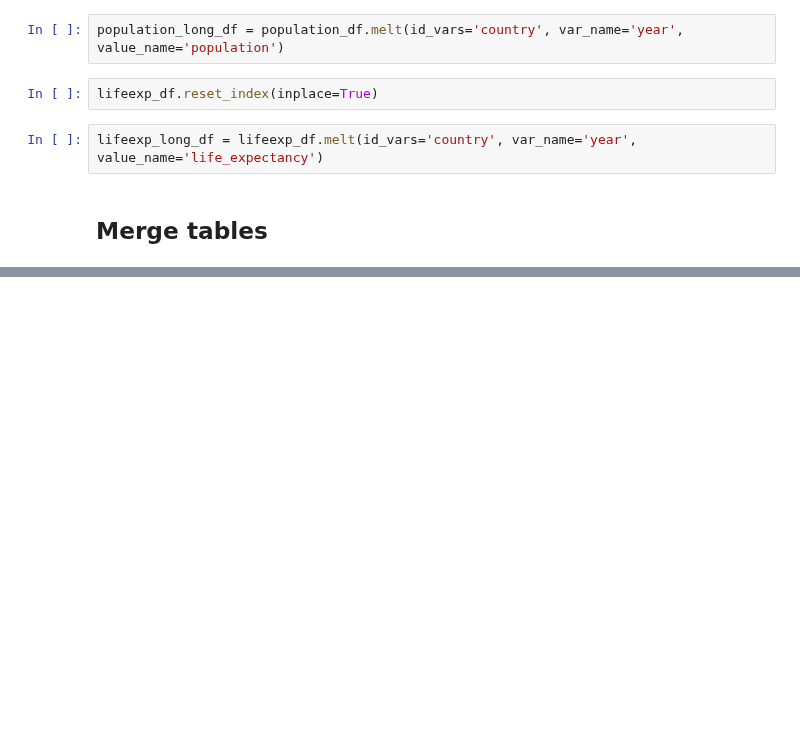
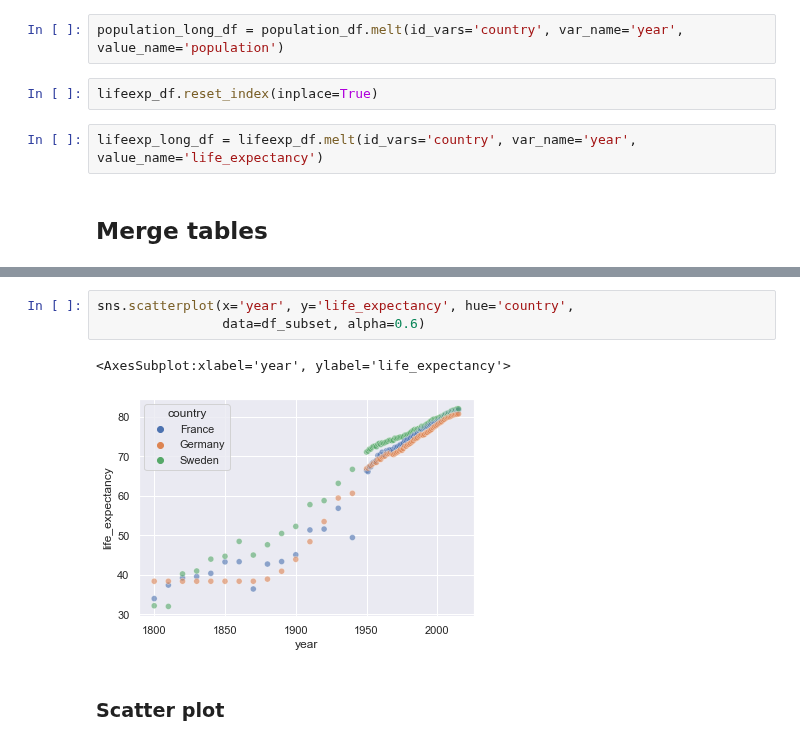
Before and after one commit to raphaelw/data-science-bootcamp, a Jupyter notebook: 01_week/weekly_project/animated_scatter_plot.ipynb, the cells around one changed output, grey strips where cells are left out. Cells and saved outputs as stored; diff of their text form; blank space fills up the shorter version.

```diff
--- a/01_week/weekly_project/animated_scatter_plot.ipynb
+++ b/01_week/weekly_project/animated_scatter_plot.ipynb
@@ -127,0 +160,8 @@ df
+# %%
+sns.scatterplot(x='year', y='life_expectancy', hue='country',
+                data=df_subset, alpha=0.6)
+# %% [output]
+<AxesSubplot:xlabel='year', ylabel='life_expectancy'>
+[figure, added]
+# %% [markdown]
+### Scatter plot
```
Also changed, not shown: parts of 10 cells of this notebook, 1 other file.
